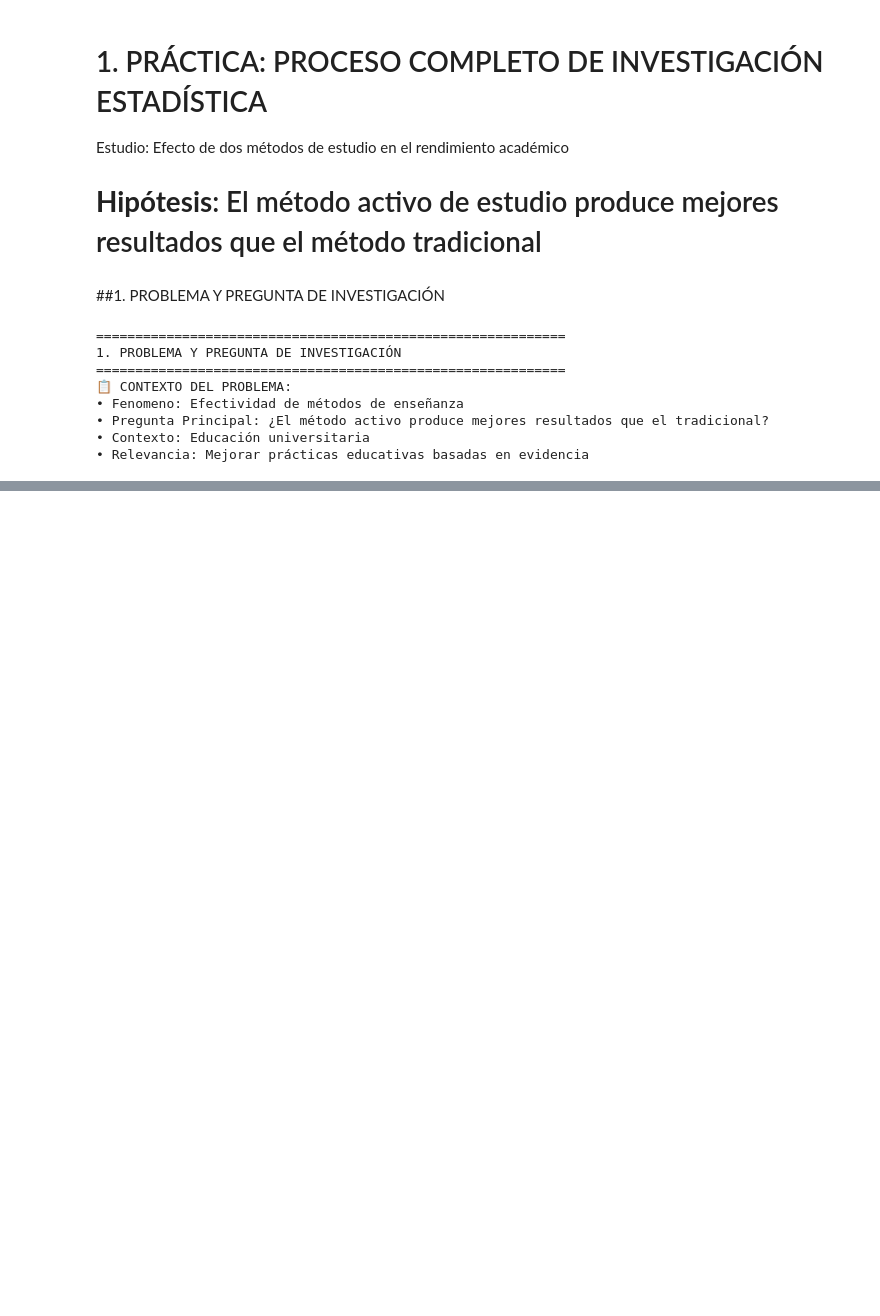
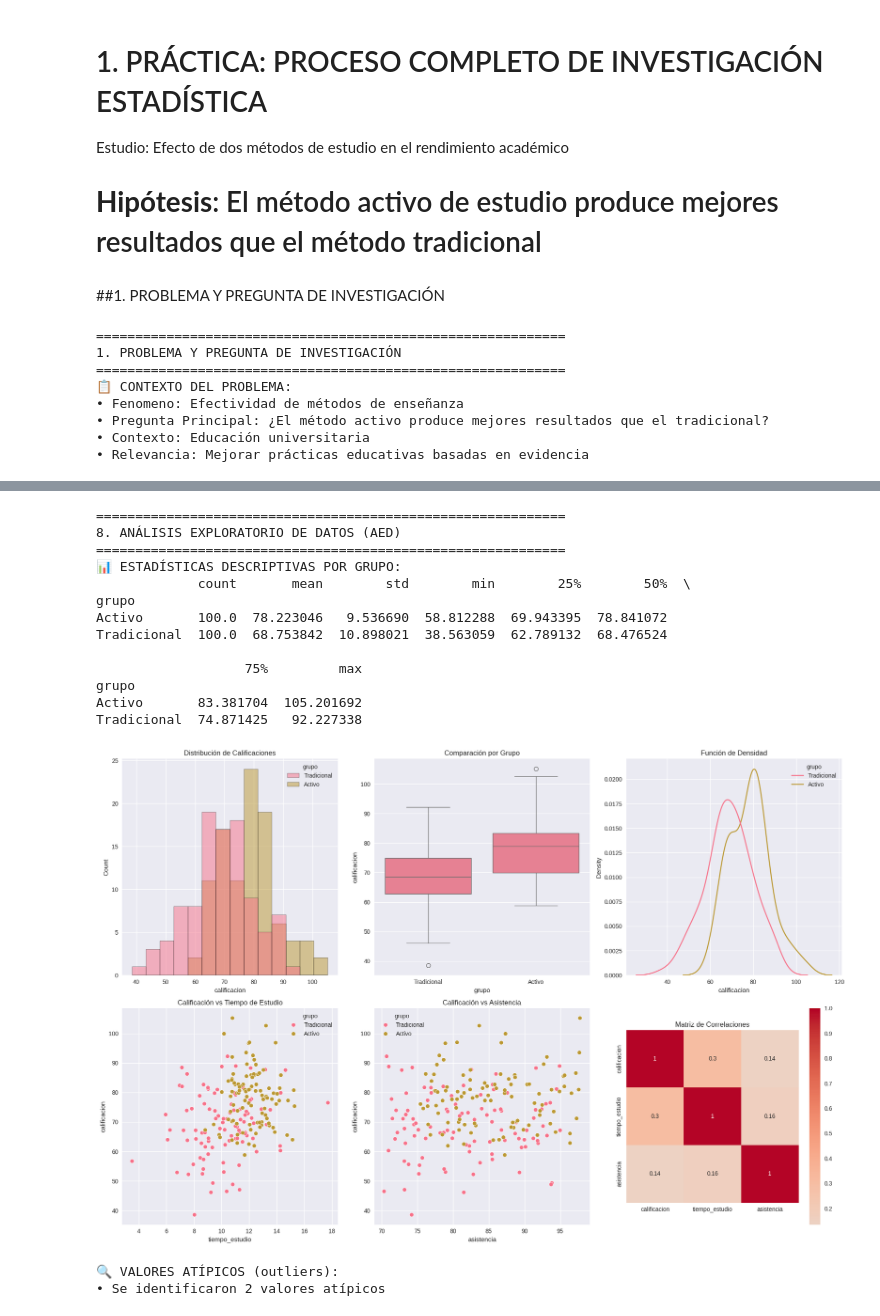
Before and after one commit to cguillermo79/cguillermo2, a Jupyter notebook: proceso_investigación.ipynb, the cells around one changed output, grey strips where cells are left out. Cells and saved outputs as stored; diff of their text form; code cells hidden in the pictures; blank space fills up the shorter version.

```diff
--- a/proceso_investigación.ipynb
+++ b/proceso_investigación.ipynb
@@ -36,0 +459,79 @@ for key, value in problema.items():
+# %%
+# =============================================================================
+# 8. ANÁLISIS EXPLORATORIO DE DATOS (AED)
+# =============================================================================
+print("\n" + "=" * 60)
+print("8. ANÁLISIS EXPLORATORIO DE DATOS (AED)")
+print("=" * 60)
+
+import matplotlib.pyplot as plt
+import seaborn as sns
+from scipy import stats
+
+# Configuración de visualización
+plt.style.use('seaborn-v0_8')
+sns.set_palette("husl")
+
+print("📊 ESTADÍSTICAS DESCRIPTIVAS POR GRUPO:")
+stats_grupos = datos.groupby('grupo')['calificacion'].describe()
+print(stats_grupos)
+
+# Visualizaciones exploratorias
+fig, axes = plt.subplots(2, 3, figsize=(18, 12))
+
+# 1. Distribución general
+sns.histplot(data=datos, x='calificacion', hue='grupo', ax=axes[0,0])
+axes[0,0].set_title('Distribución de Calificaciones')
+
+# 2. Boxplot por grupo
+sns.boxplot(data=datos, x='grupo', y='calificacion', ax=axes[0,1])
+axes[0,1].set_title('Comparación por Grupo')
+
+# 3. Densidad
+sns.kdeplot(data=datos, x='calificacion', hue='grupo', ax=axes[0,2])
+axes[0,2].set_title('Función de Densidad')
+
+# 4. Relación con tiempo de estudio
+sns.scatterplot(data=datos, x='tiempo_estudio', y='calificacion',
+                hue='grupo', ax=axes[1,0])
+axes[1,0].set_title('Calificación vs Tiempo de Estudio')
+
+# 5. Relación con asistencia
+sns.scatterplot(data=datos, x='asistencia', y='calificacion',
+                hue='grupo', ax=axes[1,1])
+axes[1,1].set_title('Calificación vs Asistencia')
+
+# 6. Correlaciones
+numeric_cols = ['calificacion', 'tiempo_estudio', 'asistencia']
+corr_matrix = datos[numeric_cols].corr()
+sns.heatmap(corr_matrix, annot=True, cmap='coolwarm', center=0,
+            ax=axes[1,2], square=True)
+axes[1,2].set_title('Matriz de Correlaciones')
+
+plt.tight_layout()
+plt.show()
+
+print("\n🔍 VALORES ATÍPICOS (outliers):")
+Q1 = datos['calificacion'].quantile(0.25)
+Q3 = datos['calificacion'].quantile(0.75)
+IQR = Q3 - Q1
+outliers = datos[(datos['calificacion'] < Q1 - 1.5*IQR) |
+                (datos['calificacion'] > Q3 + 1.5*IQR)]
+print(f"• Se identificaron {len(outliers)} valores atípicos")
+# %% [output]
+============================================================
+8. ANÁLISIS EXPLORATORIO DE DATOS (AED)
+============================================================
+📊 ESTADÍSTICAS DESCRIPTIVAS POR GRUPO:
+             count       mean        std        min        25%        50%  \
+grupo
+Activo       100.0  78.223046   9.536690  58.812288  69.943395  78.841072
+Tradicional  100.0  68.753842  10.898021  38.563059  62.789132  68.476524
+
+                   75%         max
+grupo
+Activo       83.381704  105.201692
+Tradicional  74.871425   92.227338
+[figure, added]
+🔍 VALORES ATÍPICOS (outliers):
+• Se identificaron 2 valores atípicos
```
Also changed, not shown: parts of 11 cells of this notebook.
